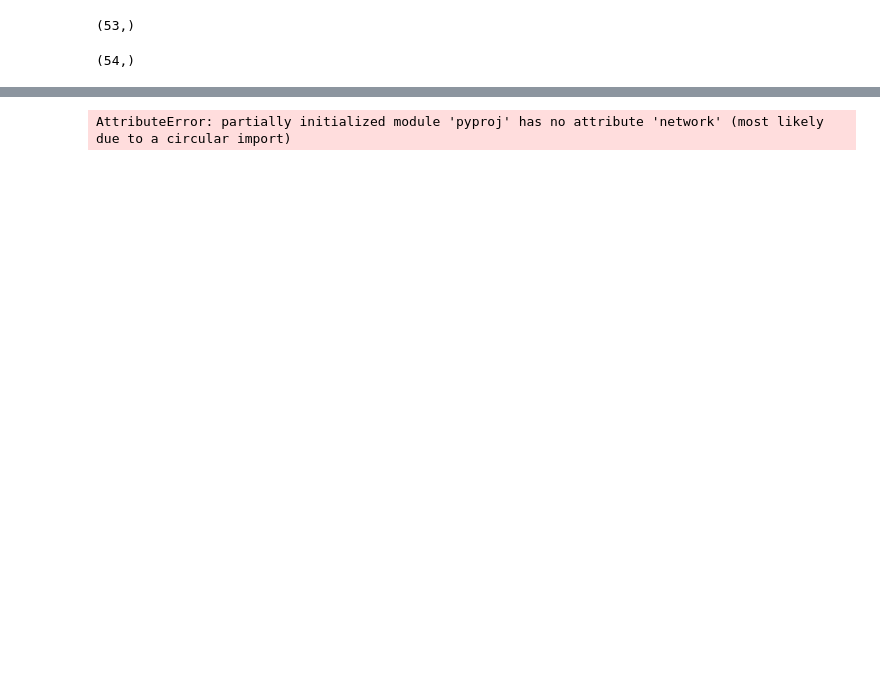
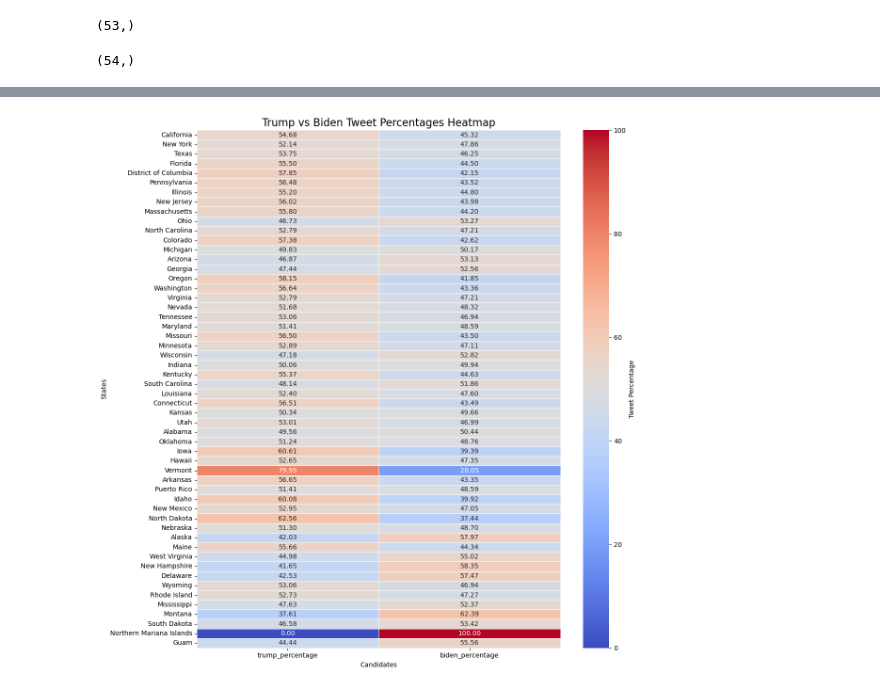
Before and after one commit to GulsahDurmaz/redi_fall2024_data_circle_twitter_project, a Jupyter notebook: Data_Circle_US_Election_2020_Tweets.ipynb, the cells around one changed output, grey strips where cells are left out. Cells and saved outputs as stored; diff of their text form; code cells hidden in the pictures; blank space fills up the shorter version.

```diff
--- a/Data_Circle_US_Election_2020_Tweets.ipynb
+++ b/Data_Circle_US_Election_2020_Tweets.ipynb
@@ -487,11 +584,26 @@ usa_combined_df.astype(int)
-# %%
-# Load the US states shapefile (replace with your actual path)
-usa_map = gpd.read_file('/Users/gulsah/Desktop/REDI/redi_fall2024_data_circle_twitter_project/ne_110m_admin_1_states_provinces_lines/ne_110m_admin_1_states_provinces_lines.shp')
-
-# Check the first few rows to confirm it loaded correctly
-print(usa_map.head())
-
-# Filter to include only the USA
-usa_map = usa_map[usa_map['adm0_a3'] == 'USA']
-# %% [output]
-AttributeError: partially initialized module 'pyproj' has no attribute 'network' (most likely due to a circular import)
+# %%
+# Prepare data for the heatmap: only Trump and Biden percentages
+heatmap_data = usa_combined_df[['trump_percentage', 'biden_percentage']]
+
+# Set the figure size
+plt.figure(figsize=(12, 12))  # Increase the height to accommodate state names
+
+# Draw the heatmap and set y-axis labels to state names
+sns.heatmap(heatmap_data, annot=True, cmap='coolwarm', linewidths=0.5, fmt=".2f",
+            cbar_kws={'label': 'Tweet Percentage'}, yticklabels=usa_combined_df.index)
+
+# Add a title
+plt.title('Trump vs Biden Tweet Percentages Heatmap', fontsize=16)
+
+# Rotate the y-axis labels (state names)
+plt.yticks(rotation=0, fontsize=10)  # Rotate labels horizontally
+
+# Adjust x and y labels
+plt.xlabel('Candidates')
+plt.ylabel('States')
+
+# Show the plot
+plt.tight_layout()  # Adjust layout to fit labels better
+plt.show()
+# %% [output]
+[figure, added]
```
Also changed, not shown: parts of 33 cells of this notebook, 2 other files.
